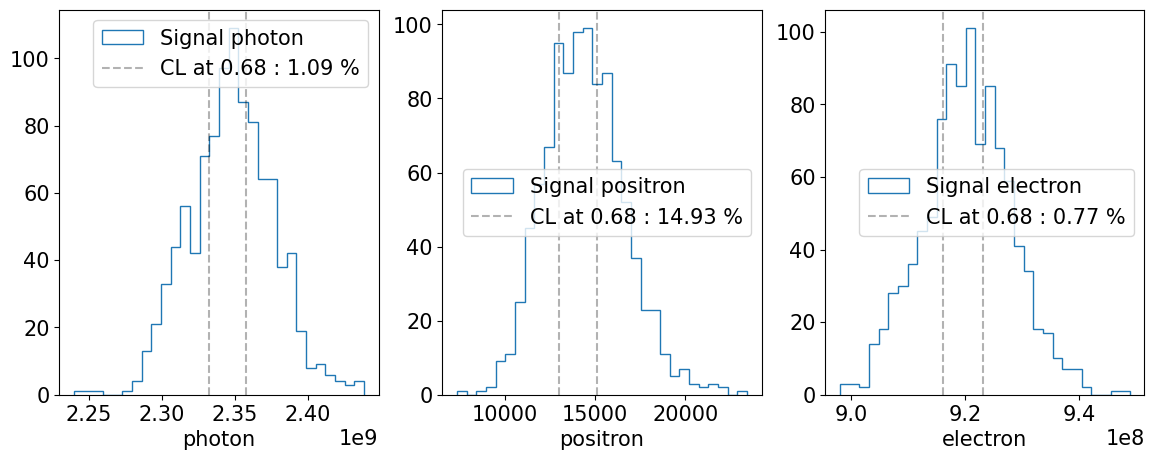
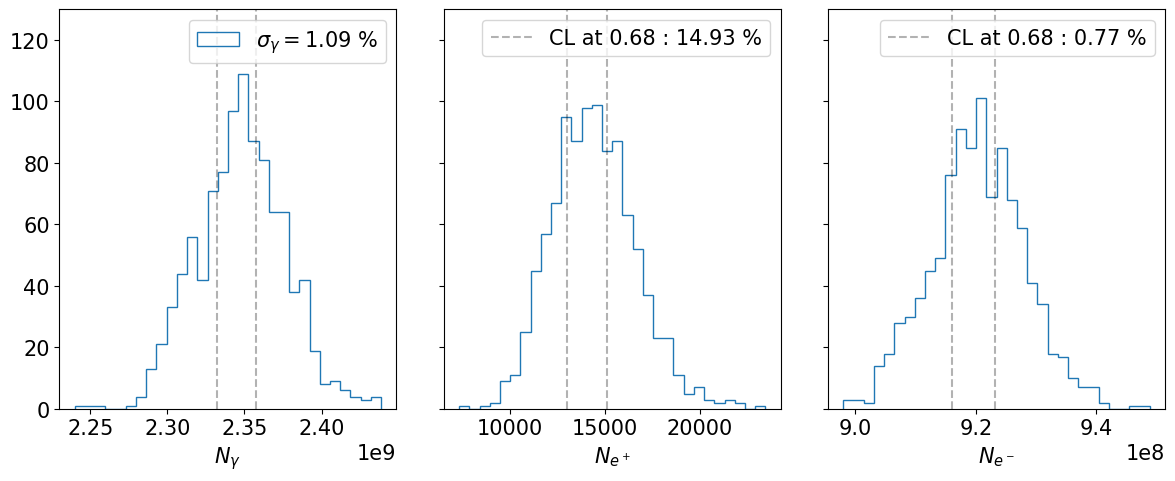
Unified diff of the notebook cell whose output changed from the first chart to the second:
--- before
+++ after
@@ -1,3 +1,11 @@
 generatePtarmiganFiles.plotAllParticlesCL("../../00_ptarmigan/pickles/LUXE_reference_no_jitter_ngen_10000_npts_1000.pickle", 
-                                          nbins=30, value=0.68, cumulative=False, figsize=[14, 5])
-_plt.savefig("{}_Reference_no_Jitter_Scan_ngen_10000_npts_1000".format(save_name_prefix), dpi=300, bbox_inches='tight')
+                                          nbins=30, value=0.68, cumulative=False, figsize=[12, 5])
+_plt.rcParams['font.size'] = 15
+_plt.tight_layout()
+_plt.ylim(0, 130)
+fig = _plt.gcf()
+fig.axes[0].set_xlabel(r"$N_\gamma$")
+fig.axes[0].legend([r"$\sigma_\gamma= 1.09\ \%$"])
+fig.axes[1].set_xlabel(r"$N_{e^+}$")
+fig.axes[2].set_xlabel(r"$N_{e^-}$");
+# _plt.savefig("{}_Reference_no_Jitter_Scan_ngen_10000_npts_1000".format(save_name_prefix), dpi=300, bbox_inches='tight')

Commit: Update all jupyter notebooks